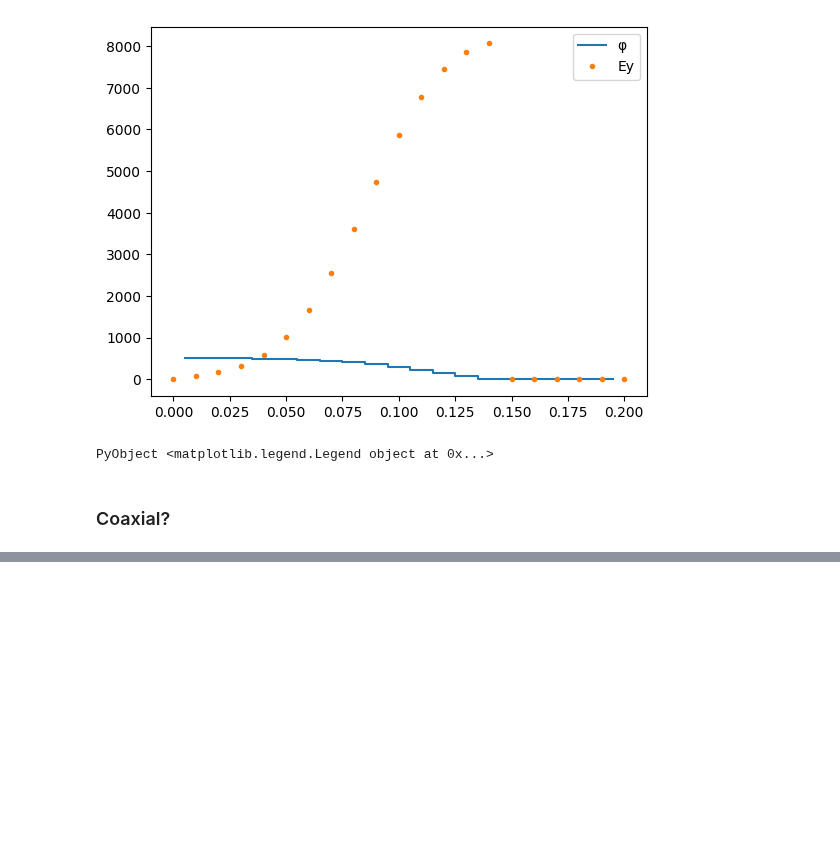
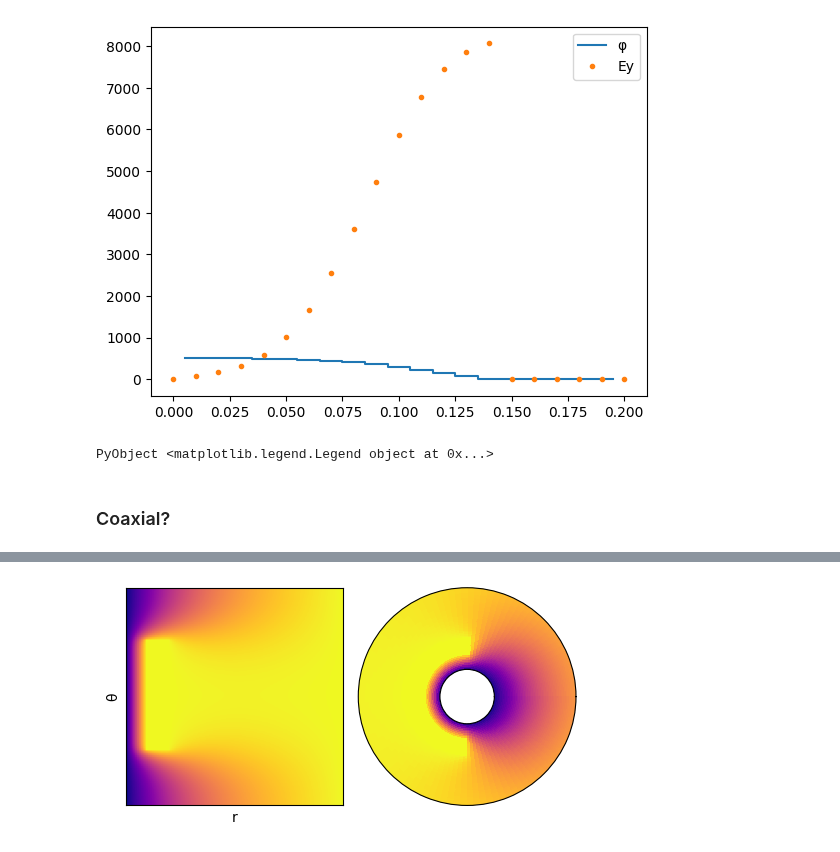
Before and after one commit to bchaber/pole, a Jupyter notebook: PoissonEquation.ipynb, the cells around one changed output, grey strips where cells are left out. Drawn from its saved outputs; the diff is of its cells as text; code cells hidden in the pictures; blank space fills up the shorter version.

```diff
--- a/PoissonEquation.ipynb
+++ b/PoissonEquation.ipynb
@@ -407,0 +436,39 @@ ax.set_axisbelow(true)
+# %%
+using PyPlot
+
+function quadmesh(r, t, V; cmap=get_cmap("viridis"))
+    nr = length(r)
+    nt = length(t)
+    C  = cmap(V[:])
+    R = repeat(r, 1, nt)
+    T = repeat(t',nr, 1)
+    coords = zeros(nr, nt, 2)
+    coords[:,:,1] .= T
+    coords[:,:,2] .= R
+
+    mesh = PyPlot.matplotlib.collections.QuadMesh(nr-1, nt-1, coords, facecolors=C,
+                                                  rasterized=true,
+                                                  antialiased=false,
+                                                  linewidth=0)
+    return mesh
+end
+
+fig = figure(figsize=(5,4))
+ax = fig.add_subplot(1,2,2, polar=true, frameon=true)
+ax.set_rorigin(-0.333)
+ax.set_xticks([])
+ax.set_yticks([])
+ax.grid(false)
+ax.add_collection(quadmesh(rf./π .- 1.0, θf, 1e-3φ; cmap=get_cmap("plasma")))
+
+ax = fig.add_subplot(1,2,1, frameon=true)
+ax.set_xticks([])
+ax.set_yticks([])
+ax.set_aspect("equal")
+ax.grid(false)
+imshow(φ, cmap=get_cmap("plasma"))
+xlabel("r"); ylabel("θ");
+
+tight_layout()
+# %% [output]
+[figure, added]
```
Also changed, not shown: parts of 18 cells of this notebook, 1 other file.
